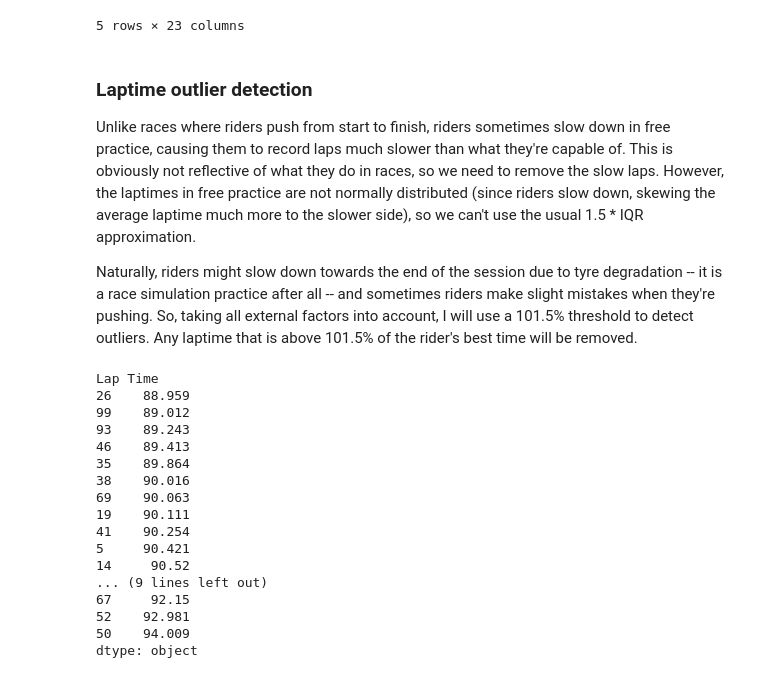
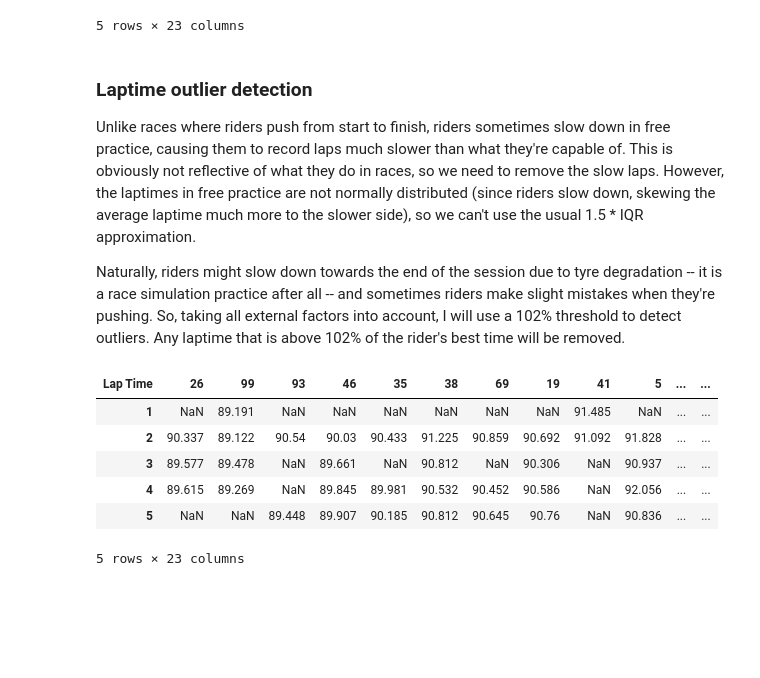
Before and after one commit to aeross/MotoGP-Free-Practice-Analyser, a Jupyter notebook: code/preprocess.ipynb, the cells around one changed output. Drawn from its saved outputs; the diff is of its cells as text; code cells hidden in the pictures; blank space fills up the shorter version.

```diff
--- a/code/preprocess.ipynb
+++ b/code/preprocess.ipynb
@@ -269,24 +269,17 @@ df3.head()
 ### Laptime outlier detection
 Unlike races where riders push from start to finish, riders sometimes slow down in free practice, causing them to record laps much slower than what they're capable of. This is obviously not reflective of what they do in races, so we need to remove the slow laps. However, the laptimes in free practice are not normally distributed (since riders slow down, skewing the average laptime much more to the slower side), so we can't use the usual 1.5 * IQR approximation.
 
-Naturally, riders might slow down towards the end of the session due to tyre degradation -- it is a race simulation practice after all -- and sometimes riders make slight mistakes when they're pushing. So, taking all external factors into account, I will use a 101.5% threshold to detect outliers. Any laptime that is above 101.5% of the rider's best time will be removed.
+Naturally, riders might slow down towards the end of the session due to tyre degradation -- it is a race simulation practice after all -- and sometimes riders make slight mistakes when they're pushing. So, taking all external factors into account, I will use a 102% threshold to detect outliers. Any laptime that is above 102% of the rider's best time will be removed.
-# %%
-df3.min(skipna=True)
-# %% [output]
-Lap Time
-26    88.959
-99    89.012
-93    89.243
-46    89.413
-35    89.864
-38    90.016
-69    90.063
-19    90.111
-41    90.254
-5     90.421
-14     90.52
-... (9 lines left out)
-67     92.15
-52    92.981
-50    94.009
-dtype: object
+# %%
+minimum_lap = df3.min(skipna=True)
+threshold = minimum_lap * 1.02
+df4 = df3[df3 <= threshold]  # remove all values above the threshold
+df4.head()
+# %% [output]
+| Lap Time | 26 | 99 | 93 | 46 | 35 | 38 | 69 | 19 | 41 | 5 | ... | ... |
+| 1 | NaN | 89.191 | NaN | NaN | NaN | NaN | NaN | NaN | 91.485 | NaN | ... | ... |
+| 2 | 90.337 | 89.122 | 90.54 | 90.03 | 90.433 | 91.225 | 90.859 | 90.692 | 91.092 | 91.828 | ... | ... |
+| 3 | 89.577 | 89.478 | NaN | 89.661 | NaN | 90.812 | NaN | 90.306 | NaN | 90.937 | ... | ... |
+| 4 | 89.615 | 89.269 | NaN | 89.845 | 89.981 | 90.532 | 90.452 | 90.586 | NaN | 92.056 | ... | ... |
+| 5 | NaN | NaN | 89.448 | 89.907 | 90.185 | 90.812 | 90.645 | 90.76 | NaN | 90.836 | ... | ... |
+5 rows × 23 columns
```
Also changed, not shown: parts of 8 cells of this notebook.
